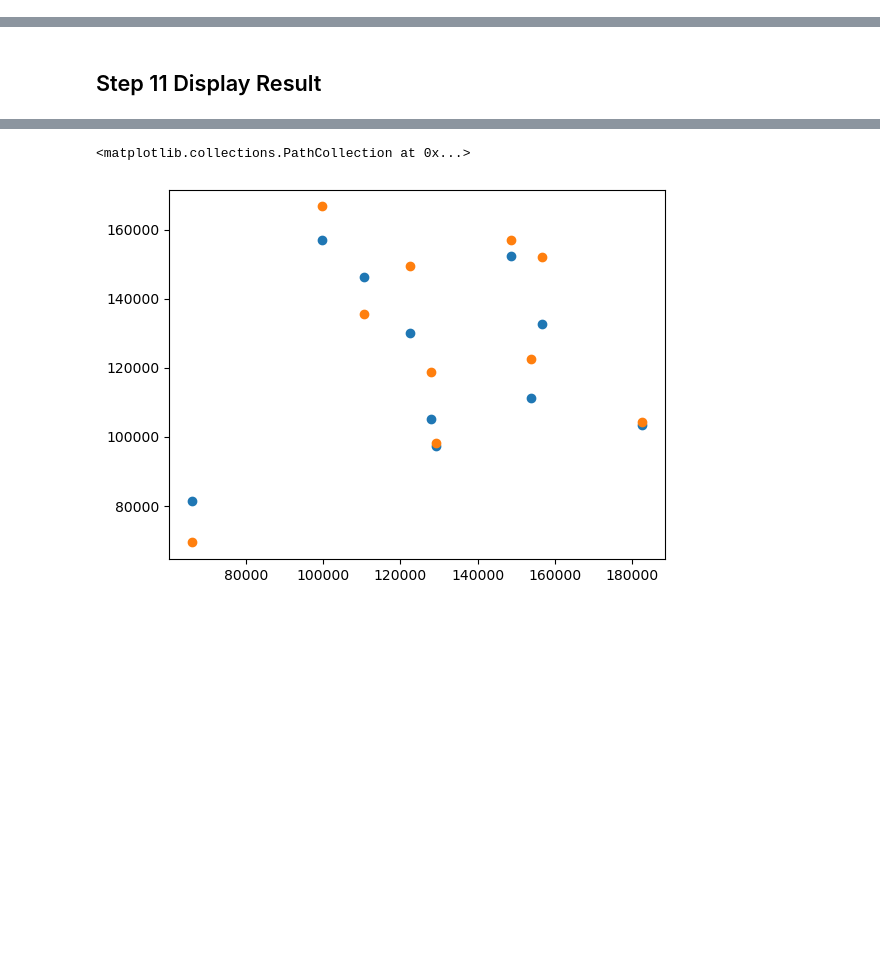
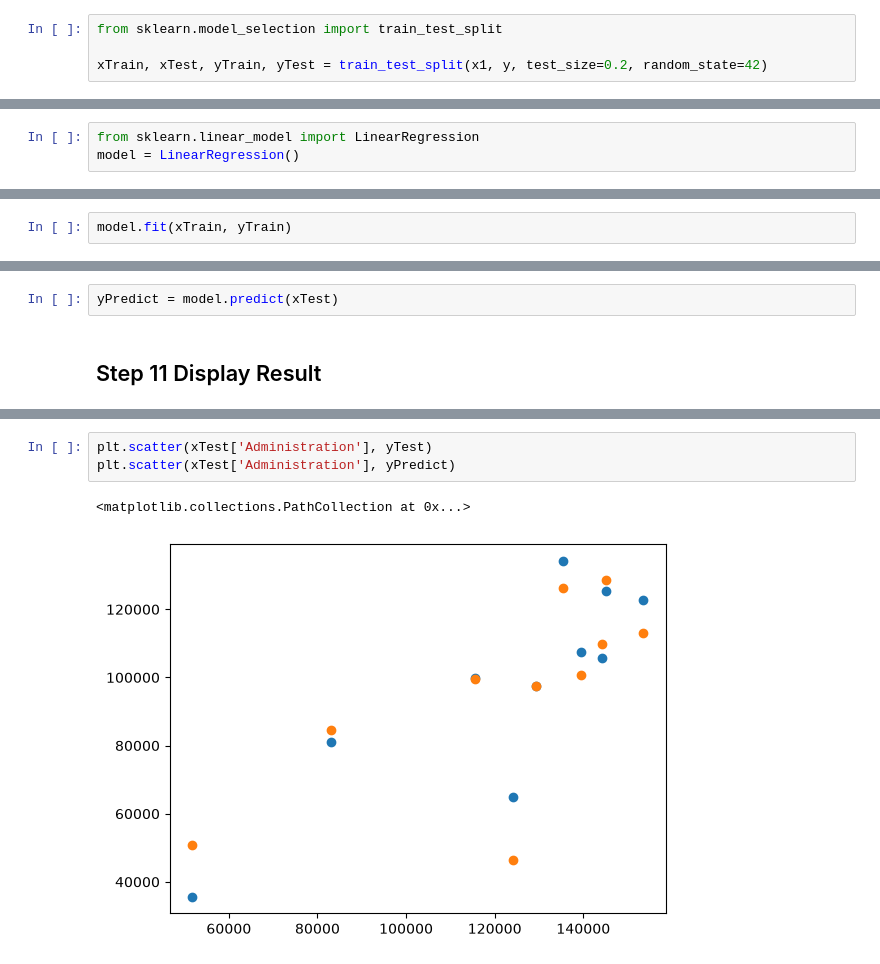
Before and after one commit to Jarvish1xyz/Sem-5, a Jupyter notebook: ML/Lab-4/Lab 4_EMPTY.ipynb, the cells around one changed output, grey strips where cells are left out. Drawn from its saved outputs; the diff is of its cells as text; blank space fills up the shorter version.

```diff
--- a/ML/Lab-4/Lab 4_EMPTY.ipynb
+++ b/ML/Lab-4/Lab 4_EMPTY.ipynb
@@ -268,15 +274,25 @@ x1
 # Already Performed using | drop_first =True
 # %% [markdown]
 ## Step 7 Splitting dataset in to Train and Test
+# %%
+from sklearn.model_selection import train_test_split
+
+xTrain, xTest, yTrain, yTest = train_test_split(x1, y, test_size=0.2, random_state=42)
 # %% [markdown]
 ## Step 8  Import LinearRegression model from linear_model family
+# %%
+from sklearn.linear_model import LinearRegression
+model = LinearRegression()
 # %% [markdown]
 ## Step 9  Fit the data
 # %%
+model.fit(xTrain, yTrain)
 # %% [output]
 LinearRegression()
 # %% [markdown]
 ## Step 10  Predict the data
+# %%
+yPredict = model.predict(xTest)
 # %% [markdown]
 ## Step 11  Display Result
 # %%
@@ -284,4 +321,6 @@ LinearRegression()
 # %%
+plt.scatter(xTest['Administration'], yTest)
+plt.scatter(xTest['Administration'], yPredict)
 # %% [output]
 <matplotlib.collections.PathCollection at 0x...>
-[figure, old version]
+[figure, new version]
```
Also changed, not shown: parts of 6 cells of this notebook.
